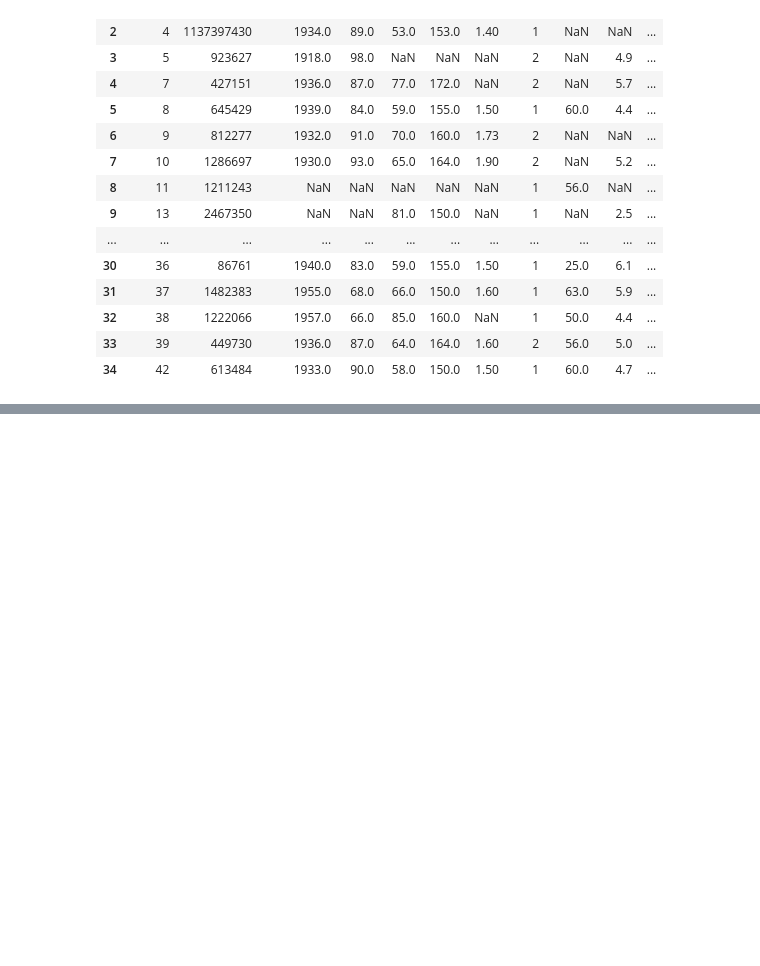
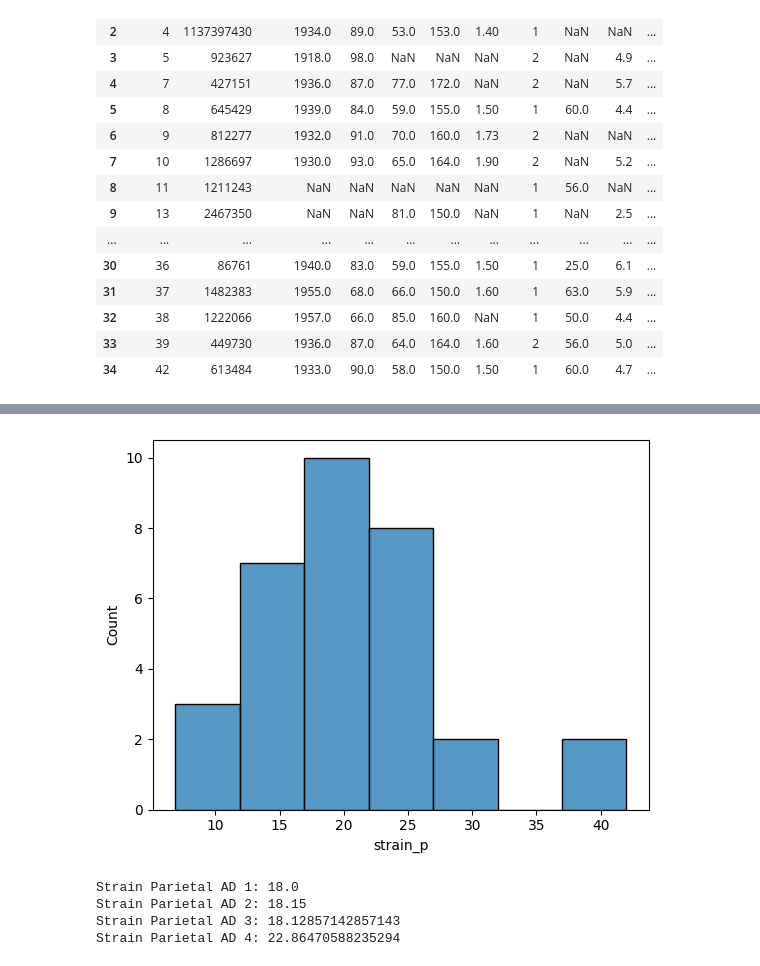
Before and after one commit to oldoc63/learningDS, a Jupyter notebook: iTmP/IT280430pm.ipynb, the cells around one changed output, grey strips where cells are left out. Cells and saved outputs as stored; diff of their text form; code cells hidden in the pictures; blank space fills up the shorter version.

Commit message:
strain_p and figure

```diff
--- a/iTmP/IT280430pm.ipynb
+++ b/iTmP/IT280430pm.ipynb
@@ -1145,10 +1146,10 @@ df_sp
 | 33 | NaN |
 | 34 | 16.0 |
 # %%
-strain_p = ['NaN', 'NaN', 17.0, 15.0, 13.0, 19.0, 20.0, 24.0, 38.0, 23.0,
+strain_p = [np.NaN, np.NaN, 17.0, 15.0, 13.0, 19.0, 20.0, 24.0, 38.0, 23.0,
               14.0, 42.0, 22.0, 13.0, 12.0, 18.0, 31.0, 16.0, 18.0, 20.0,
               26.0, 11.7, 26.0, 28.0, 6.9, 20.0, 26.0, 26.0, 17.6, 19.0,
-              10.0, 17.0, 22.0, 'NaN', 16.0]
+              10.0, 17.0, 22.0, np.NaN, 16.0]
 # %%
 df['strain_p'] = strain_p
 # %%
@@ -1173,0 +1187,32 @@ df
+# %%
+# Histogram for area_vd_ts
+sns.histplot(x='strain_p', data=df)
+plt.show()
+plt.close()
+# %% [output]
+[figure, added]
+# %%
+import numpy as np
+
+#Time of interference and Right Atrium remodeling
+tiempo_dx_ad_1 = df.strain_p[df.ad == 1.0]
+tiempo_dx_ad_2 = df.strain_p[df.ad == 2.0]
+tiempo_dx_ad_3 = df.strain_p[df.ad == 3.0]
+tiempo_dx_ad_4 = df.strain_p[df.ad == 4.0]
+
+#calculate means for each group:
+tiempo_dx_ad_1_mean = tiempo_dx_ad_1.mean()
+tiempo_dx_ad_2_mean = tiempo_dx_ad_2.mean()
+tiempo_dx_ad_3_mean = tiempo_dx_ad_3.mean()
+tiempo_dx_ad_4_mean = tiempo_dx_ad_4.mean()
+
+#print means for each group:
+print('Strain Parietal AD 1:',tiempo_dx_ad_1_mean)
+print('Strain Parietal AD 2:',tiempo_dx_ad_2_mean)
+print('Strain Parietal AD 3:',tiempo_dx_ad_3_mean)
+print('Strain Parietal AD 4:',tiempo_dx_ad_4_mean)
+# %% [output]
+Strain Parietal AD 1: 18.0
+Strain Parietal AD 2: 18.15
+Strain Parietal AD 3: 18.12857142857143
+Strain Parietal AD 4: 22.86470588235294
```
Also changed, not shown: parts of 3 cells of this notebook.
